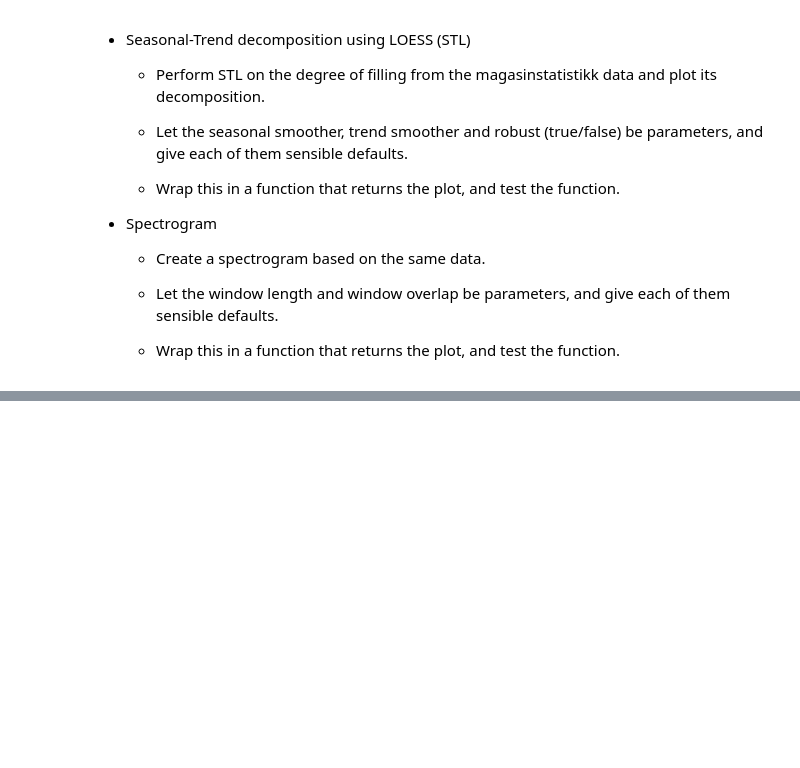
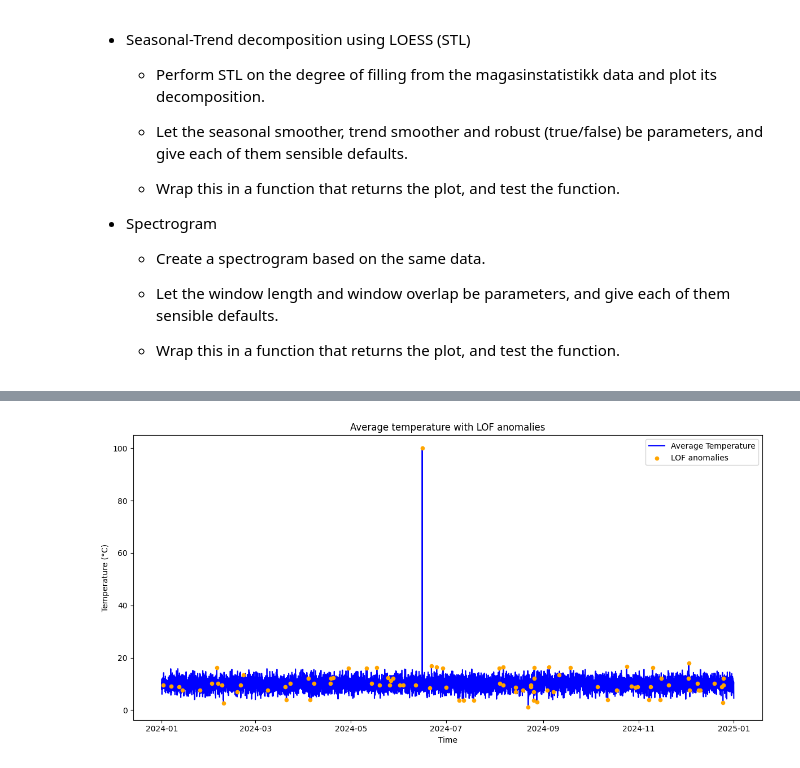
Before and after one commit to danielytsan/IND320APP, a Jupyter notebook: notebooks/Part3.ipynb, the cells around one changed output, grey strips where cells are left out. Drawn from its saved outputs; the diff is of its cells as text; code cells hidden in the pictures; blank space fills up the shorter version.

```diff
--- a/notebooks/Part3.ipynb
+++ b/notebooks/Part3.ipynb
@@ -163,0 +245,8 @@ Hourly data
+# %%
+#####IKKE KJØR KODEN IGJEN
+#using function to download data from NO3 for 2024
+Path("../data/.weather_data").mkdir(parents = True, exist_ok = True)
+
+no3_weather = download_weather_data("NO3", "2024-01-01", "2024-12-31")
+no3_weather.to_csv("../data/.weather_data/no3_weather_2024.csv", index = False)
+print(no3_weather.head())
@@ -163,0 +424,85 @@ Hourly data
+# %%
+# making a function to plot the average temperature of time
+def plot_temperature_outliers(weather, outlier_proportion = 0.01):
+    data = weather[["time", "temperature_2m"]].copy()
+    data["time"] = pd.to_datetime(data["time"], utc = True)
+
+    temperature = data.groupby("time")["temperature_2m"].mean().sort_index()
+    values = temperature.to_numpy(dtype = float)
+
+    #local outlier factor requires 2d array
+    X = values.reshape(-1, 1)
+
+    #comparing each density with the nearest neighbor
+    lof = LocalOutlierFactor(n_neighbors = 20, contamination = outlier_proportion)
+    lables = lof.fit_predict(X)
+    is_outlier = lables == -1
+    scores = -lof.negative_outlier_factor_
+    results = pd.DataFrame({
+        "temperature_2m": values,
+        "LOF_score": scores,
+        "is_outlier": is_outlier,
+    }, index = temperature.index)
+    results.index.name = "time"
+    outliers = results.loc[is_outlier].copy()
+
+    summary = pd.Series({
+        "total_hours": len(values),
+        "outliers_hours": int(is_outlier.sum()),
+        "outliers_percentage": 100 * is_outlier.mean(),
+        "requested_outlier_percentage": 100 * outlier_proportion,
+        "minimum_outlier_temp": outliers["temperature_2m"].min(),
+        "maximum_outlier_temp": outliers["temperature_2m"].max(),
+        "maximum_lof_score": scores.max(),
+    })
+
+    #plotting temperature and marking anomalous hours
+    fig, ax = plt.subplots(figsize = (12, 6))
+    ax.plot(temperature.index, values, color = "blue", label = "Average Temperature")
+    ax.scatter(outliers.index, outliers["temperature_2m"], color = "orange", s = 20, zorder = 3, label = "LOF anomalies")
+    ax.set_title("Average temperature with LOF anomalies")
+    ax.set_xlabel("Time")
+    ax.set_ylabel("Temperature (°C)")
+    ax.legend()
+    fig.tight_layout()
+
+    return fig, summary, outliers
+
+#testing the function
+def test_temperature_plot():
+    rng = np.random.default_rng(42)
+    time = pd.date_range("2024-01-01", "2025-01-01", freq = "h", inclusive = "left", tz = "UTC")
+
+    values = rng.normal(10, 2, len(time))
+
+    #inserting a spike
+    spike = 4000
+    values[spike] = 100
+
+    test_data = pd.concat([
+        pd.DataFrame({"time": time, "temperature_2m": values - .5}),
+        pd.DataFrame({"time": time, "temperature_2m": values + .5})
+    ], ignore_index = True)
+
+    fig, summary, outliers = plot_temperature_outliers(test_data)
+
+    assert summary["total_hours"] == 8784
+    assert time[spike] in outliers.index
+    assert np.isclose(outliers.loc[time[spike], "temperature_2m"], 100)
+
+    #the flaged proportion should be approximately 1%
+    assert abs(summary["outliers_percentage"] - 1) < .5
+    more_fig, more_summary, _ = plot_temperature_outliers(test_data, outlier_proportion = 0.02)
+    assert more_summary["outliers_hours"] >= summary["outliers_hours"]
+
+    plt.close()
+    plt.close(more_fig)
+
+#running the test
+test_temperature_plot()
+
+#Applying the function to NO3 weather data
+fig, summary, outliers = plot_temperature_outliers(no3_weather, outlier_proportion = 0.01)
+print(outliers.head())
+plt.show()
+# %% [output]
@@ -163,0 +516 @@ Hourly data
+[figure, added]
```
Also changed, not shown: parts of 11 cells of this notebook, 2 other files.
